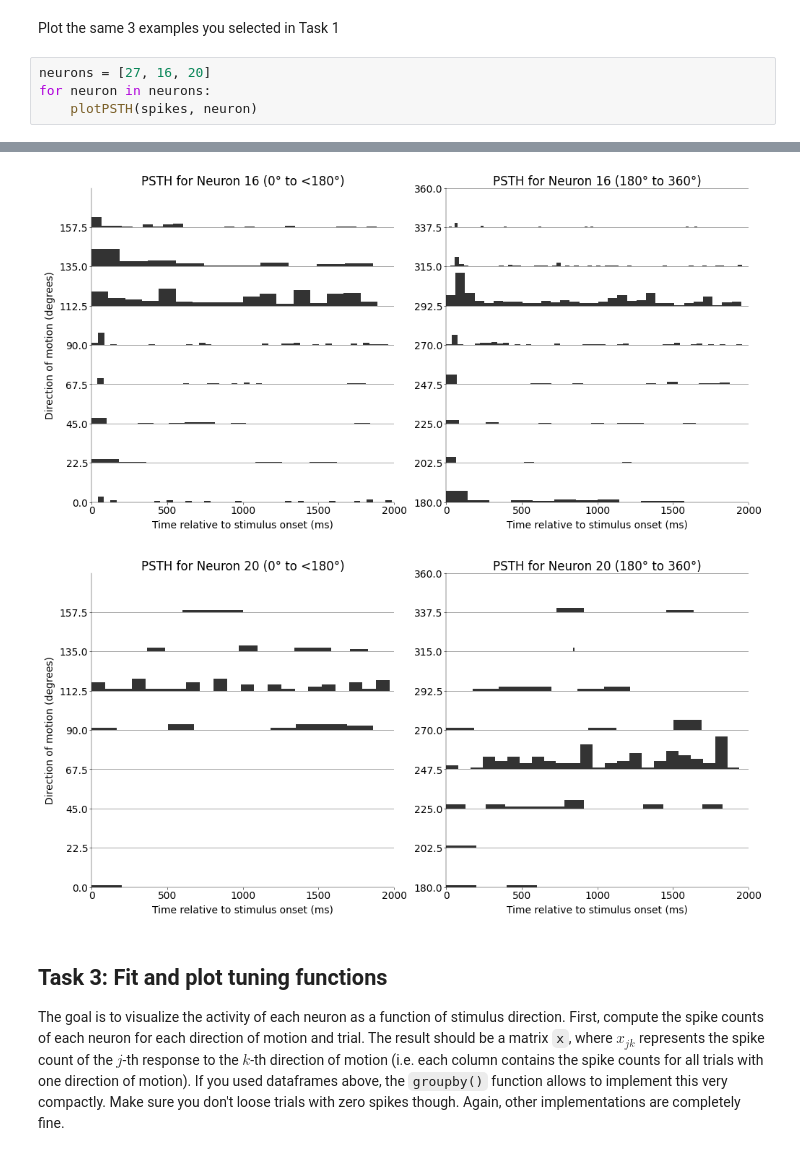
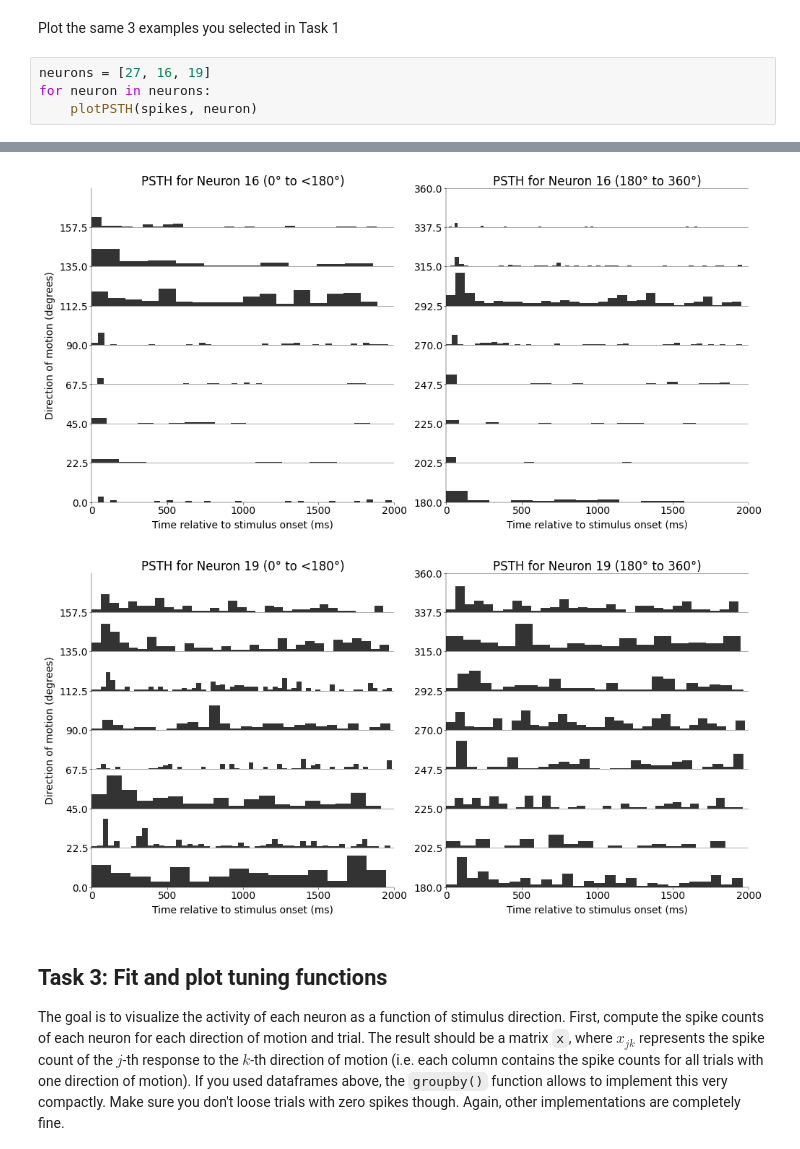
Before and after one commit to SaschaLeander/NeuralDataScience, a Jupyter notebook: notebooks/CodingLab4.ipynb, the cells around one changed output, grey strips where cells are left out. Drawn from its saved outputs; the diff is of its cells as text.

```diff
--- a/notebooks/CodingLab4.ipynb
+++ b/notebooks/CodingLab4.ipynb
@@ -317,13 +317,13 @@ def plotPSTH(spikes: pd.DataFrame, neuron: int):
 # %% [markdown]
 Plot the same 3 examples you selected in Task 1
 # %%
-neurons = [27, 16, 20]
+neurons = [27, 16, 19]
 for neuron in neurons:
     plotPSTH(spikes, neuron)
 # %% [output]
 [figure]
 [figure]
-[figure, old version]
+[figure, new version]
 # %% [markdown]
 ## Task 3: Fit and plot tuning functions
 
```
Also changed, not shown: parts of 7 cells of this notebook.
